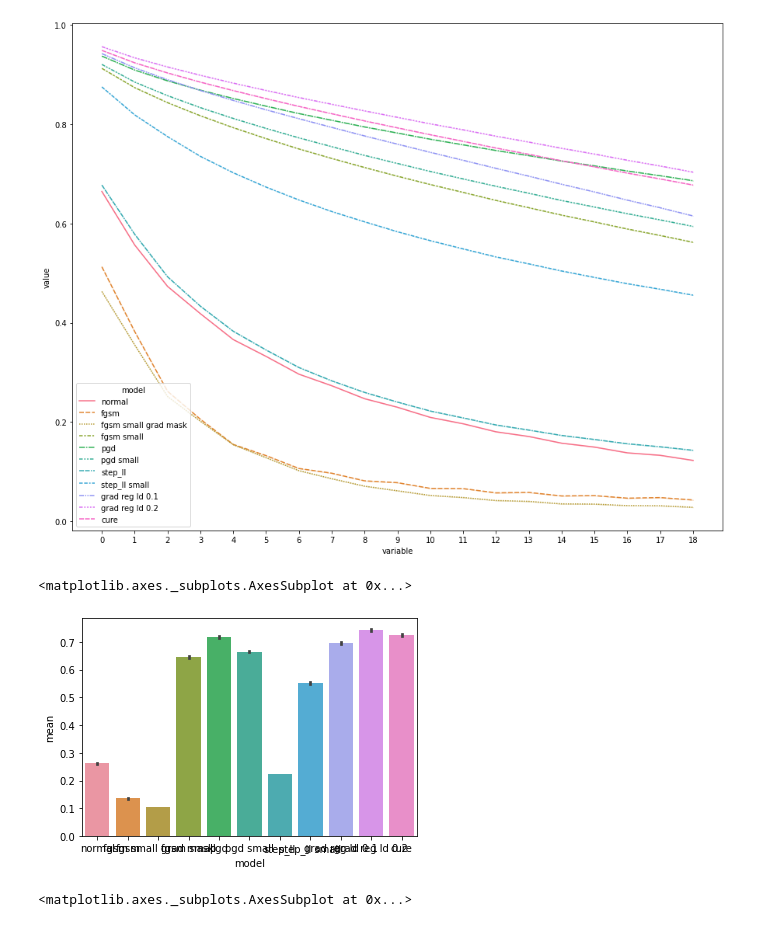
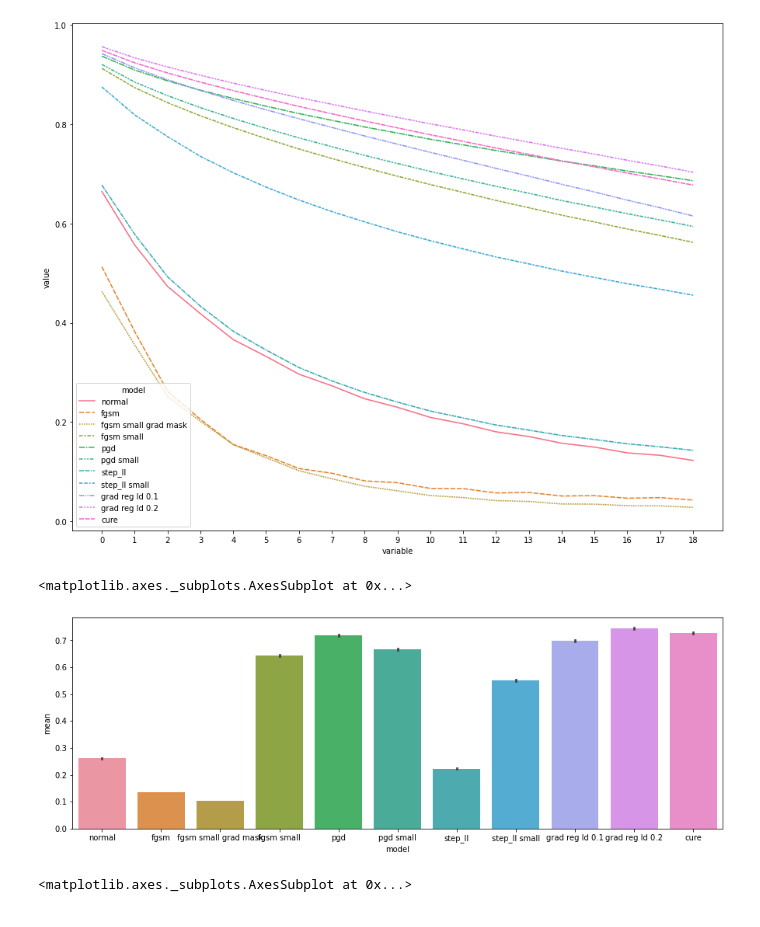
Before and after one commit to CarlosGomes98/false_sense_of_security, a Jupyter notebook: notebooks/Metrics.ipynb, the cells around one changed output. Saved outputs shown, nothing was run; the diff lists cells and outputs as text; code cells hidden in the pictures.

```diff
--- a/notebooks/Metrics.ipynb
+++ b/notebooks/Metrics.ipynb
@@ -485,10 +488,11 @@ sns.lineplot(ax=ax, data=long_form_data, x='variable', y='value', style='model',
 <matplotlib.axes._subplots.AxesSubplot at 0x...>
 [figure]
 # %%
-sns.barplot(data=colinearity, x='model', y='mean')
+fig, ax = plt.subplots(figsize=(15, 5))
+sns.barplot(ax=ax, data=colinearity, x='model', y='mean')
 # %% [output]
 <matplotlib.axes._subplots.AxesSubplot at 0x...>
-[figure, old version]
+[figure, new version]
 # %%
 less_than_zero = colinearity.drop(columns=['model', 'sum', 'mean']) < 0
 cut_off_data = colinearity.drop(columns=['model', 'sum', 'mean'])
```
Also changed, not shown: parts of 2 cells of this notebook, 4 other files.
